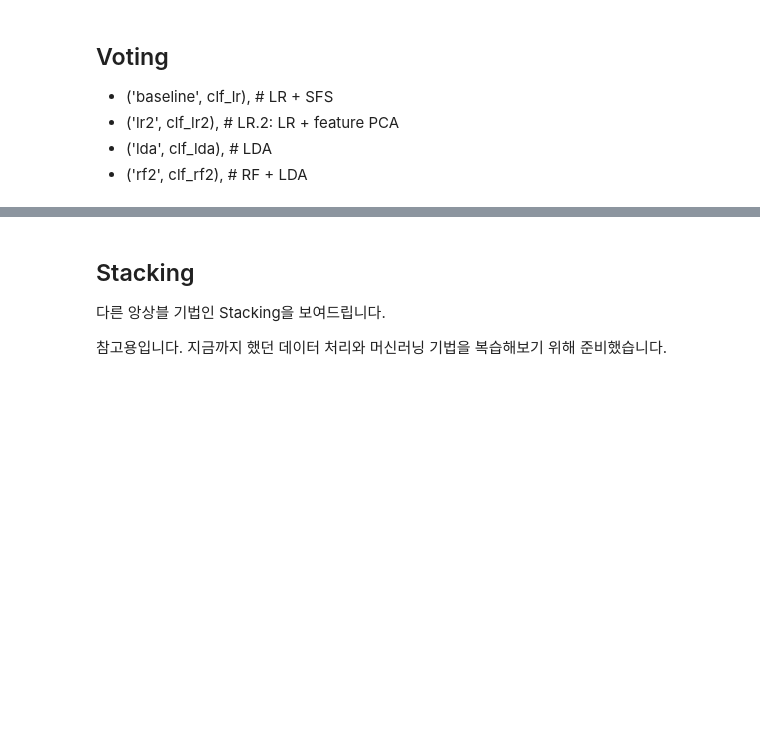
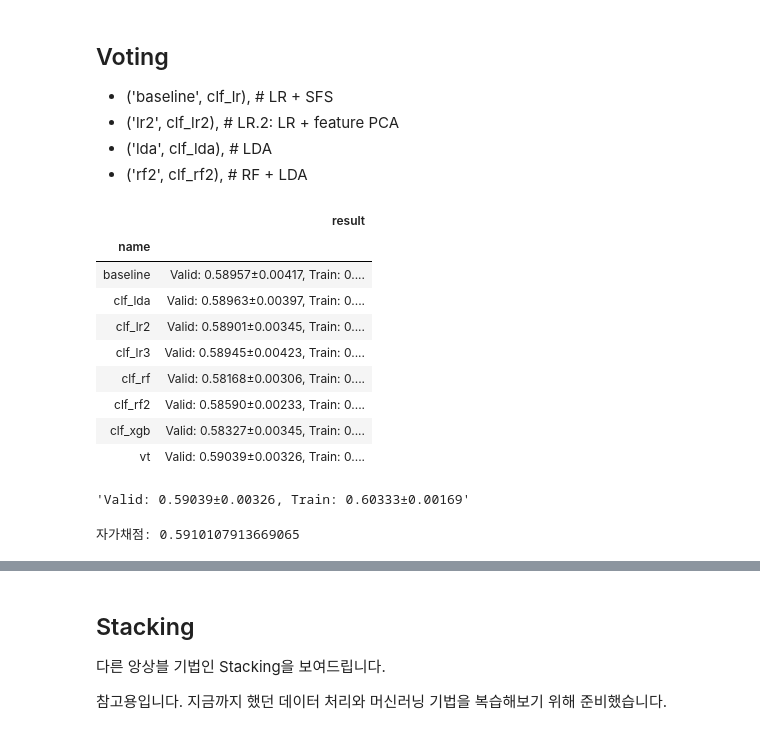
Before and after one commit to sunkusun9/DS_lv3_2607, a Jupyter notebook: sec_ds_lv3_prob1_kaggle.ipynb, the cells around one changed output, grey strips where cells are left out. Drawn from its saved outputs; the diff is of its cells as text; code cells hidden in the pictures; blank space fills up the shorter version.

Commit message:
Day2 Kaggle 노트입니다.

```diff
--- a/sec_ds_lv3_prob1_kaggle.ipynb
+++ b/sec_ds_lv3_prob1_kaggle.ipynb
@@ -423,3 +555,30 @@ from sklearn.ensemble import VotingClassifier
+# %%
+from sklearn.ensemble import VotingClassifier
+
+clf_vt = VotingClassifier([
+    ('baseline', clf_lr),
+    ('lr2', clf_lr2),
+    ('lda', clf_lda),
+    ('rf2', clf_rf2),
+], voting='soft')
+eval_model('vt', clf_vt)
+# %% [output]
+|  | result |
+| name |  |
+| baseline | Valid: 0.58957±0.00417, Train: 0.... |
+| clf_lda | Valid: 0.58963±0.00397, Train: 0.... |
+| clf_lr2 | Valid: 0.58901±0.00345, Train: 0.... |
+| clf_lr3 | Valid: 0.58945±0.00423, Train: 0.... |
+| clf_rf | Valid: 0.58168±0.00306, Train: 0.... |
+| clf_rf2 | Valid: 0.58590±0.00233, Train: 0.... |
+| clf_xgb | Valid: 0.58327±0.00345, Train: 0.... |
+| vt | Valid: 0.59039±0.00326, Train: 0.... |
+'Valid: 0.59039±0.00326, Train: 0.60333±0.00169'
+# %%
+prd = select_model(clf_vt)
+print("자가채점: {}".format(roc_auc_score(s_kaggle_ans, prd)))
+# %% [output]
+자가채점: 0.5910107913669065
 # %%
 # Voting을 직접해봅니다.
 models = [
```
Also changed, not shown: parts of 23 cells of this notebook.
